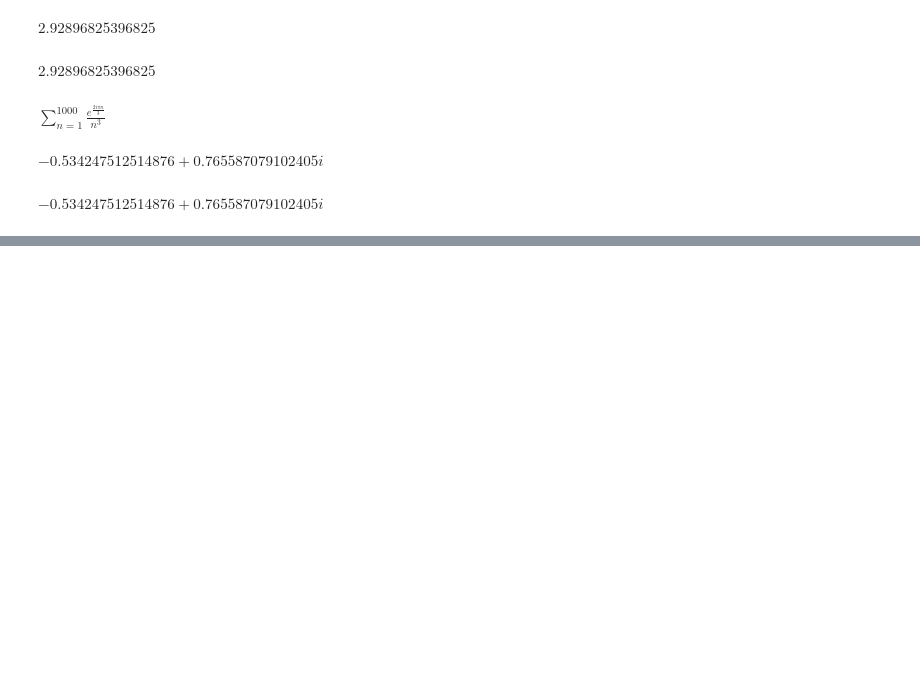
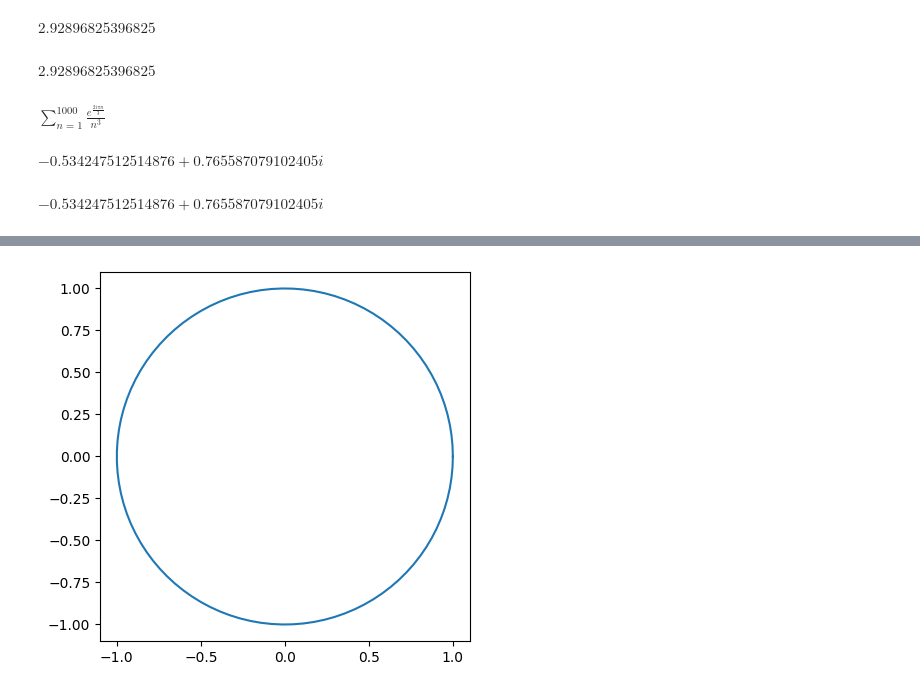
Before and after one commit to Charlie3169/it3038c-scripts, a Jupyter notebook: final/FinalProject.ipynb, the cells around one changed output, grey strips where cells are left out. Saved outputs shown, nothing was run; the diff lists cells and outputs as text; code cells hidden in the pictures; blank space fills up the shorter version.

```diff
--- a/final/FinalProject.ipynb
+++ b/final/FinalProject.ipynb
@@ -189,0 +206,8 @@ $\displaystyle 1.38411612620142 + 1.44117483906368 i$
+# %%
+# Trying to think how I could use linspace for the above
+xVal = np.linspace(0, 2 * np.pi, 100)
+plt.plot(np.cos(xVal), np.sin(xVal))
+plt.axis('square')
+plt.show()
+# %% [output]
+[figure, added]
```
Also changed, not shown: parts of 3 cells of this notebook.
